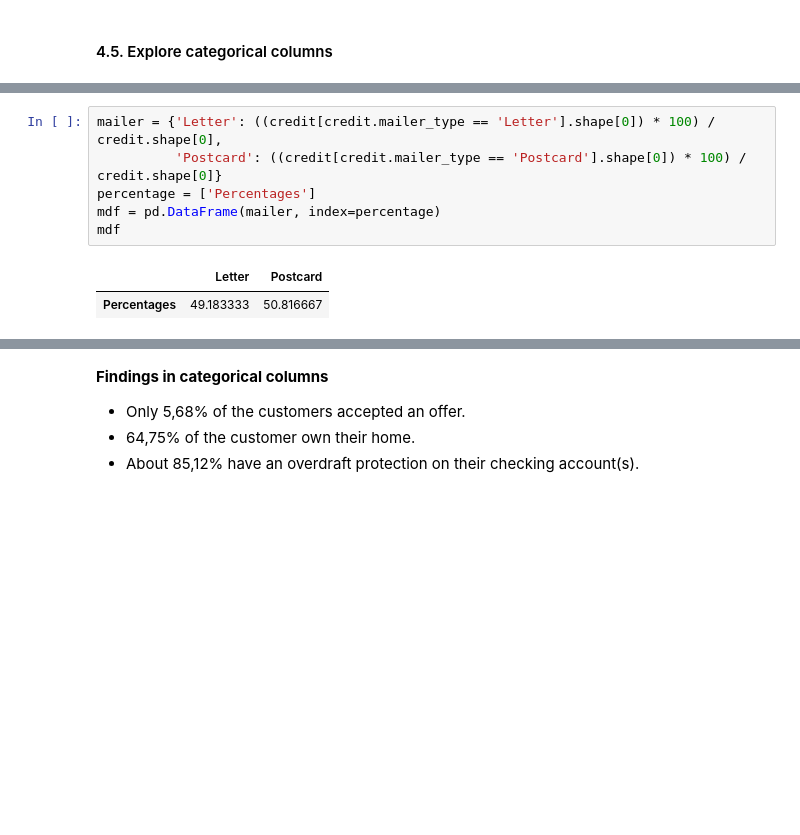
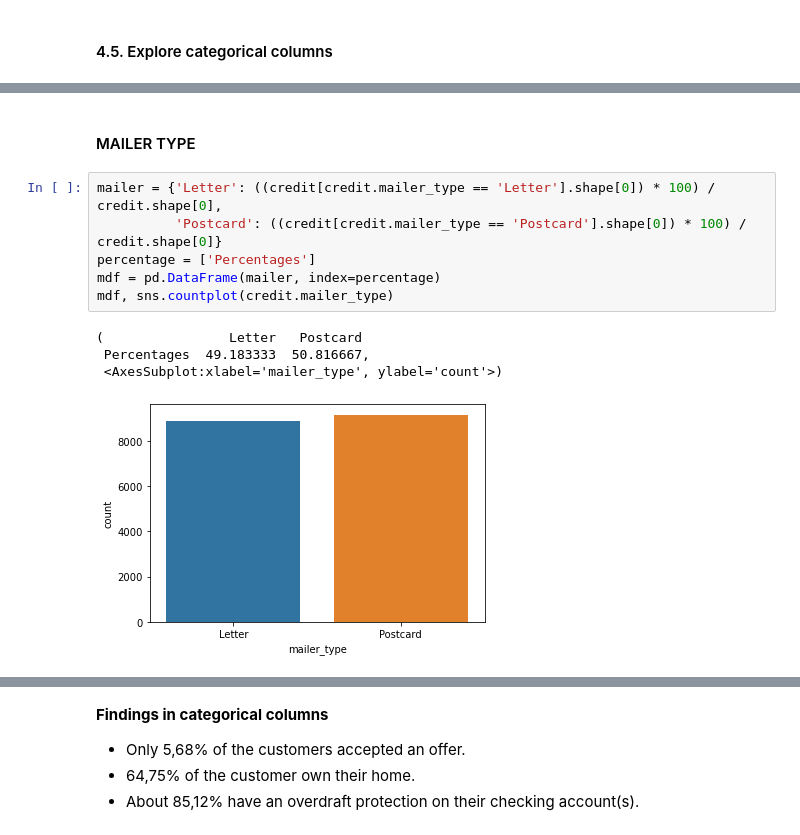
Before and after one commit to JulianTrufero/credit-card-classification, a Jupyter notebook: sol_python _classification.ipynb, the cells around one changed output, grey strips where cells are left out. Saved outputs shown, nothing was run; the diff lists cells and outputs as text; blank space fills up the shorter version.

```diff
--- a/sol_python _classification.ipynb
+++ b/sol_python _classification.ipynb
@@ -259,9 +267,13 @@ rdf
+# %% [markdown]
+#### MAILER TYPE
 # %%
 mailer = {'Letter': ((credit[credit.mailer_type == 'Letter'].shape[0]) * 100) / credit.shape[0],
           'Postcard': ((credit[credit.mailer_type == 'Postcard'].shape[0]) * 100) / credit.shape[0]}
 percentage = ['Percentages']
 mdf = pd.DataFrame(mailer, index=percentage)
-mdf
+mdf, sns.countplot(credit.mailer_type)
 # %% [output]
-|  | Letter | Postcard |
-| Percentages | 49.183333 | 50.816667 |
+(                Letter   Postcard
+ Percentages  49.183333  50.816667,
+ <AxesSubplot:xlabel='mailer_type', ylabel='count'>)
+[figure, added]
```
Also changed, not shown: parts of 15 cells of this notebook.
